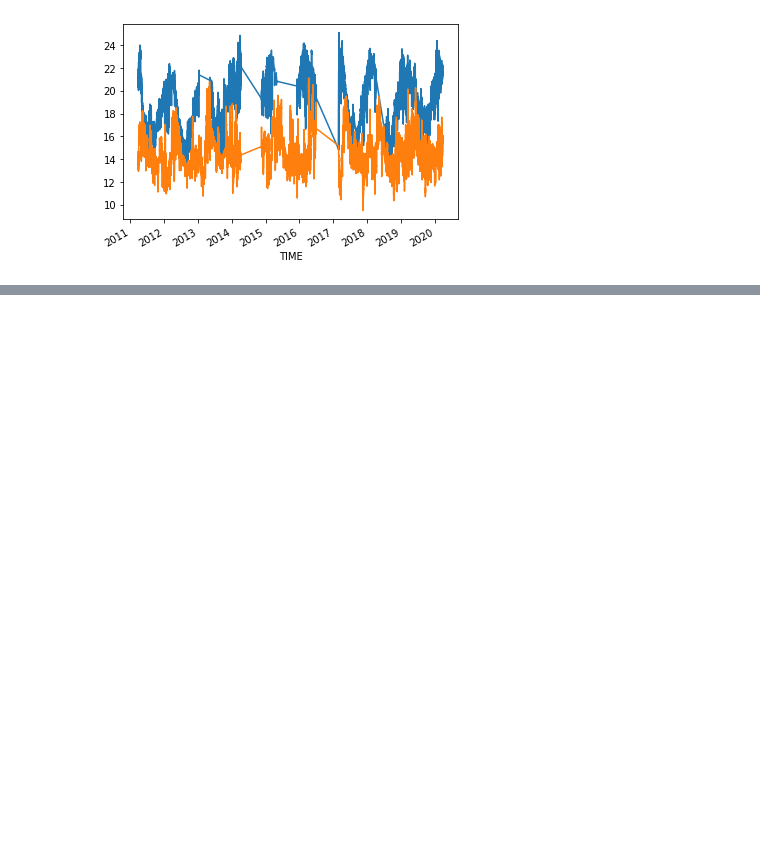
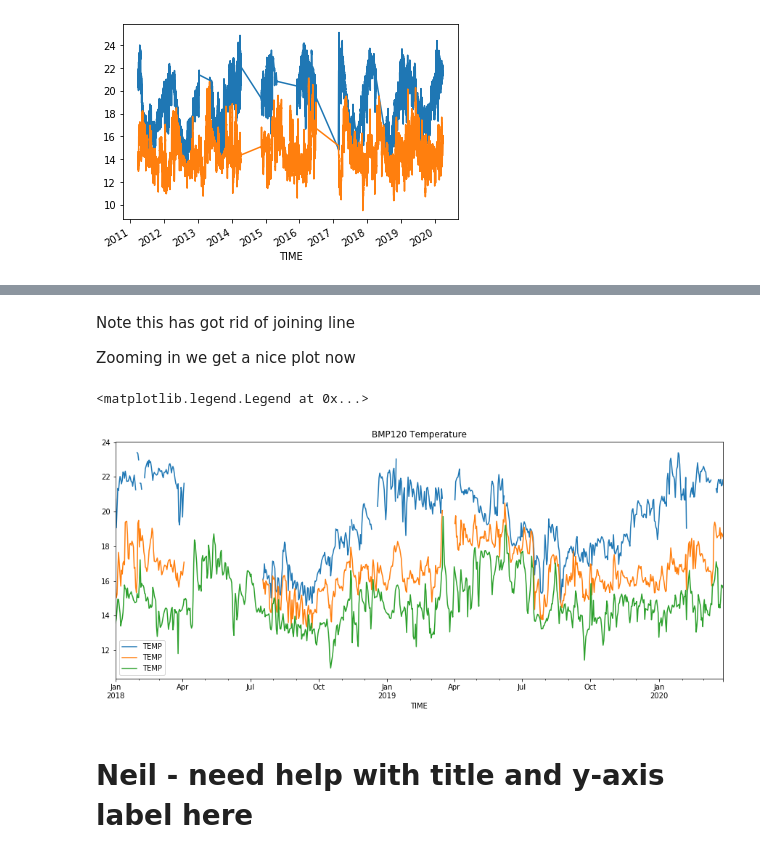
Before and after one commit to Stuartsgithub/BMP2020, a Jupyter notebook: BMP2020_aggregated_latest.ipynb, the cells around one changed output, grey strips where cells are left out. Saved outputs shown, nothing was run; the diff lists cells and outputs as text; code cells hidden in the pictures; blank space fills up the shorter version.

```diff
--- a/BMP2020_aggregated_latest.ipynb
+++ b/BMP2020_aggregated_latest.ipynb
@@ -212,3 +200,18 @@ bottom_temp_1D = grouped.get_group('bottom').TEMP.resample('1D').mean()
+# %%
+grouped = df_good.groupby(binned)
+surface_temp_1D = grouped.get_group('surface').TEMP.resample('1D').mean()
+bin24_32_temp_1D = grouped.get_group('24-32').TEMP.resample('1D').mean()
+bin32_40_temp_1D = grouped.get_group('32-40').TEMP.resample('1D').mean()
+bin40_48_temp_1D = grouped.get_group('40-48').TEMP.resample('1D').mean()
+bin48_56_temp_1D = grouped.get_group('48-56').TEMP.resample('1D').mean()
+bin56_64_temp_1D = grouped.get_group('56-64').TEMP.resample('1D').mean()
+bin64_72_temp_1D = grouped.get_group('64-72').TEMP.resample('1D').mean()
+bin72_81_temp_1D = grouped.get_group('72-81').TEMP.resample('1D').mean()
+bin81_89_temp_1D = grouped.get_group('81-89').TEMP.resample('1D').mean()
+bin89_97_temp_1D = grouped.get_group('89-97').TEMP.resample('1D').mean()
+bin97_105_temp_1D = grouped.get_group('97-105').TEMP.resample('1D').mean()
+bin105_112_temp_1D = grouped.get_group('105-112').TEMP.resample('1D').mean()
+bottom_temp_1D = grouped.get_group('bottom').TEMP.resample('1D').mean()
 # %%
 # Plot these
 surface_temp_1D.plot()
@@ -220 +222,15 @@ bottom_temp_1D['2018':'2020'].plot()
+# %% [markdown]
+Note this has got rid of joining line
+
+Zooming in we get a nice plot now
+# %%
+surface_temp_1D['2018':'2020'].plot()
+bin64_72_temp_1D['2018':'2020'].plot()
+bottom_temp_1D['2018':'2020'].plot(figsize=(15,6), title='BMP120 Temperature')
+plt.legend()
+# %% [output]
+<matplotlib.legend.Legend at 0x...>
+[figure, added]
+# %% [markdown]
+# Neil - need help with title and y-axis label here
 # %%
```
Also changed, not shown: parts of 63 cells of this notebook.
